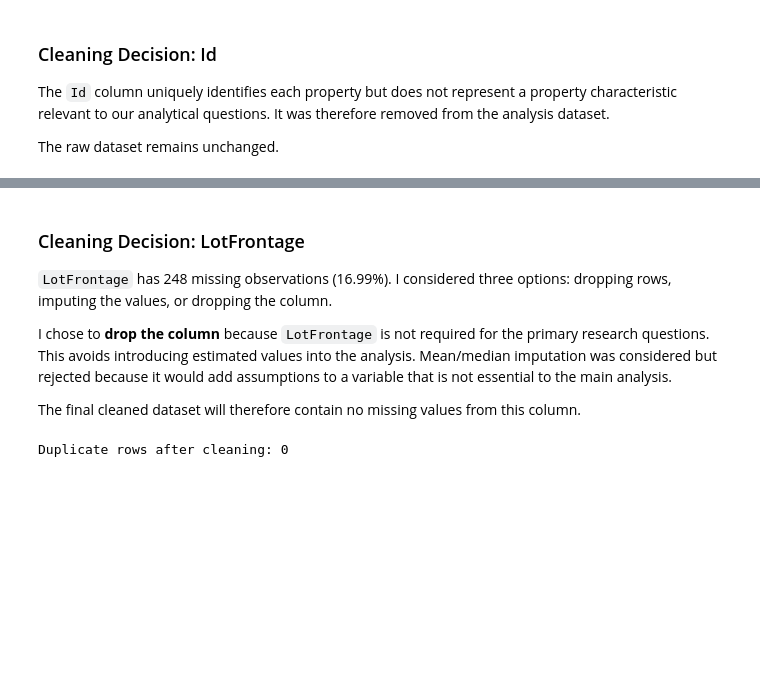
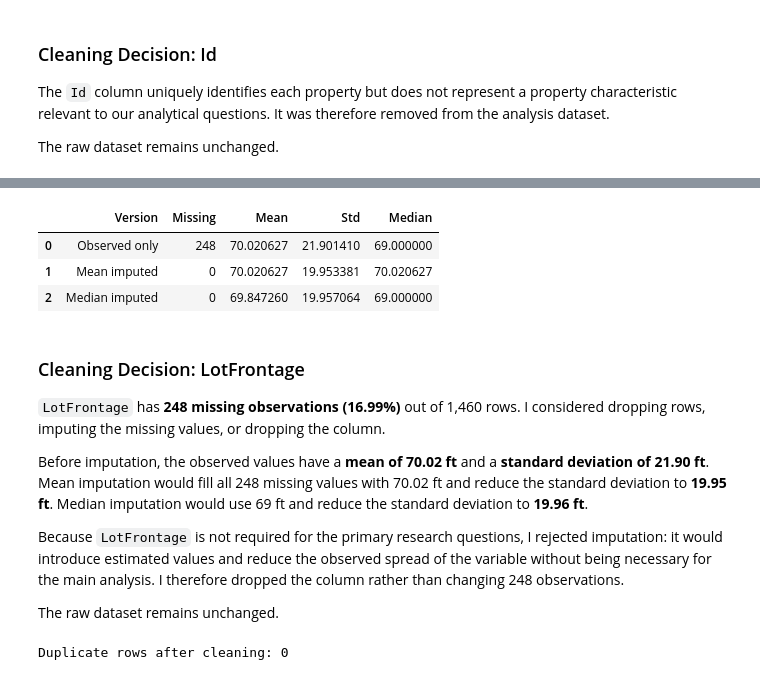
Before and after one commit to Neelchoksi20042003/aiml-bootcamp-Neel, a Jupyter notebook: day22_miniproject/phase1_capstone_FINAL_SUBMISSION.ipynb, the cells around one changed output, grey strips where cells are left out. Cells and saved outputs as stored; diff of their text form; code cells hidden in the pictures; blank space fills up the shorter version.

```diff
--- a/day22_miniproject/phase1_capstonee.ipynb
+++ b/day22_miniproject/phase1_capstone_FINAL_SUBMISSION.ipynb
@@ -385,17 +377,34 @@ The raw dataset remains unchanged.
-# %% [markdown]
-### Cleaning Decision: LotFrontage
-
-`LotFrontage` has 248 missing observations (16.99%). I considered three
-options: dropping rows, imputing the values, or dropping the column.
-
-I chose to **drop the column** because `LotFrontage` is not required for
-the primary research questions. This avoids introducing estimated values
-into the analysis. Mean/median imputation was considered but rejected
-because it would add assumptions to a variable that is not essential to
-the main analysis.
-
-The final cleaned dataset will therefore contain no missing values from
-this column.
+# %%
+# Compare the effect of simple LotFrontage imputation before deciding.
+lot_stats_before = df["LotFrontage"].agg(["count", "mean", "std", "median"])
+
+lot_mean_filled = df["LotFrontage"].fillna(df["LotFrontage"].mean())
+lot_median_filled = df["LotFrontage"].fillna(df["LotFrontage"].median())
+
+lot_imputation_comparison = pd.DataFrame({
+    "Version": ["Observed only", "Mean imputed", "Median imputed"],
+    "Missing": [df["LotFrontage"].isna().sum(), 0, 0],
+    "Mean": [df["LotFrontage"].mean(), lot_mean_filled.mean(), lot_median_filled.mean()],
+    "Std": [df["LotFrontage"].std(), lot_mean_filled.std(), lot_median_filled.std()],
+    "Median": [df["LotFrontage"].median(), lot_mean_filled.median(), lot_median_filled.median()]
+})
+
+lot_imputation_comparison
+# %% [output]
+|  | Version | Missing | Mean | Std | Median |
+| 0 | Observed only | 248 | 70.020627 | 21.901410 | 69.000000 |
+| 1 | Mean imputed | 0 | 70.020627 | 19.953381 | 70.020627 |
+| 2 | Median imputed | 0 | 69.847260 | 19.957064 | 69.000000 |
+# %% [markdown]
+### Cleaning Decision: LotFrontage
+
+`LotFrontage` has **248 missing observations (16.99%)** out of 1,460 rows. I considered dropping rows, imputing the missing values, or dropping the column.
+
+Before imputation, the observed values have a **mean of 70.02 ft** and a **standard deviation of 21.90 ft**. Mean imputation would fill all 248 missing values with 70.02 ft and reduce the standard deviation to **19.95 ft**. Median imputation would use 69 ft and reduce the standard deviation to **19.96 ft**.
+
+Because `LotFrontage` is not required for the primary research questions, I rejected imputation: it would introduce estimated values and reduce the observed spread of the variable without being necessary for the main analysis. I therefore dropped the column rather than changing 248 observations.
+
+The raw dataset remains unchanged.
 # %%
 # Remove LotFrontage according to the documented cleaning decision.
 df_clean = df_clean.drop(columns=["LotFrontage"])
```
Also changed, not shown: parts of 28 cells of this notebook, 12 other files.
